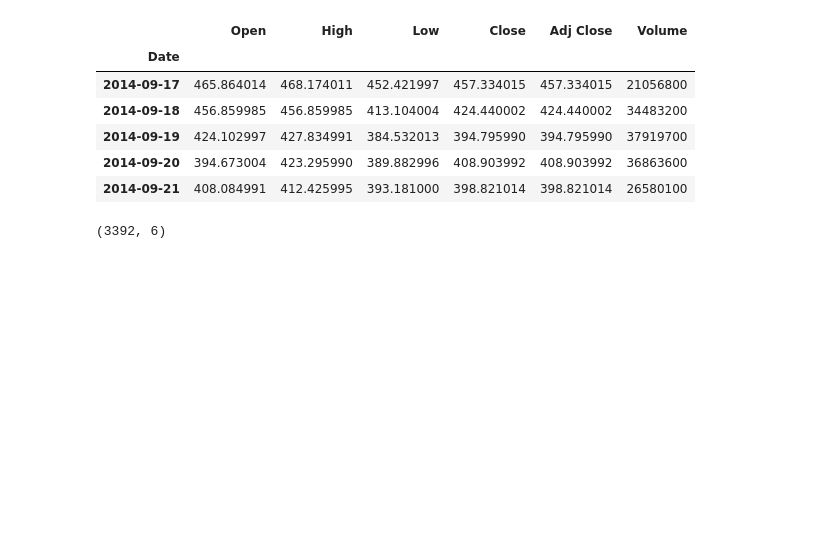
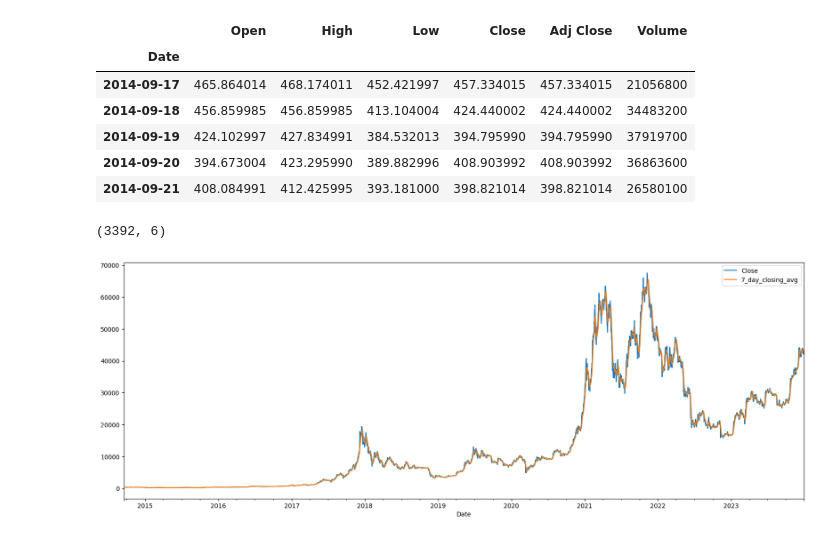
Before and after one commit to fwu27/Test, a Jupyter notebook: bitcoin_prices.ipynb, the cells around one changed output. Saved outputs shown, nothing was run; the diff lists cells and outputs as text; code cells hidden in the pictures; blank space fills up the shorter version.

```diff
--- a/bitcoin_prices.ipynb
+++ b/bitcoin_prices.ipynb
@@ -32,3 +32,9 @@ df.head()
 df.shape
 # %% [output]
 (3392, 6)
+# %%
+df['7_day_closing_avg'] = df['Close'].rolling(window = 7).mean()
+df[['Close', '7_day_closing_avg']].plot(figsize=(20,7))
+plt.show()
+# %% [output]
+[figure, added]
```
Also changed, not shown: parts of 4 cells of this notebook.
